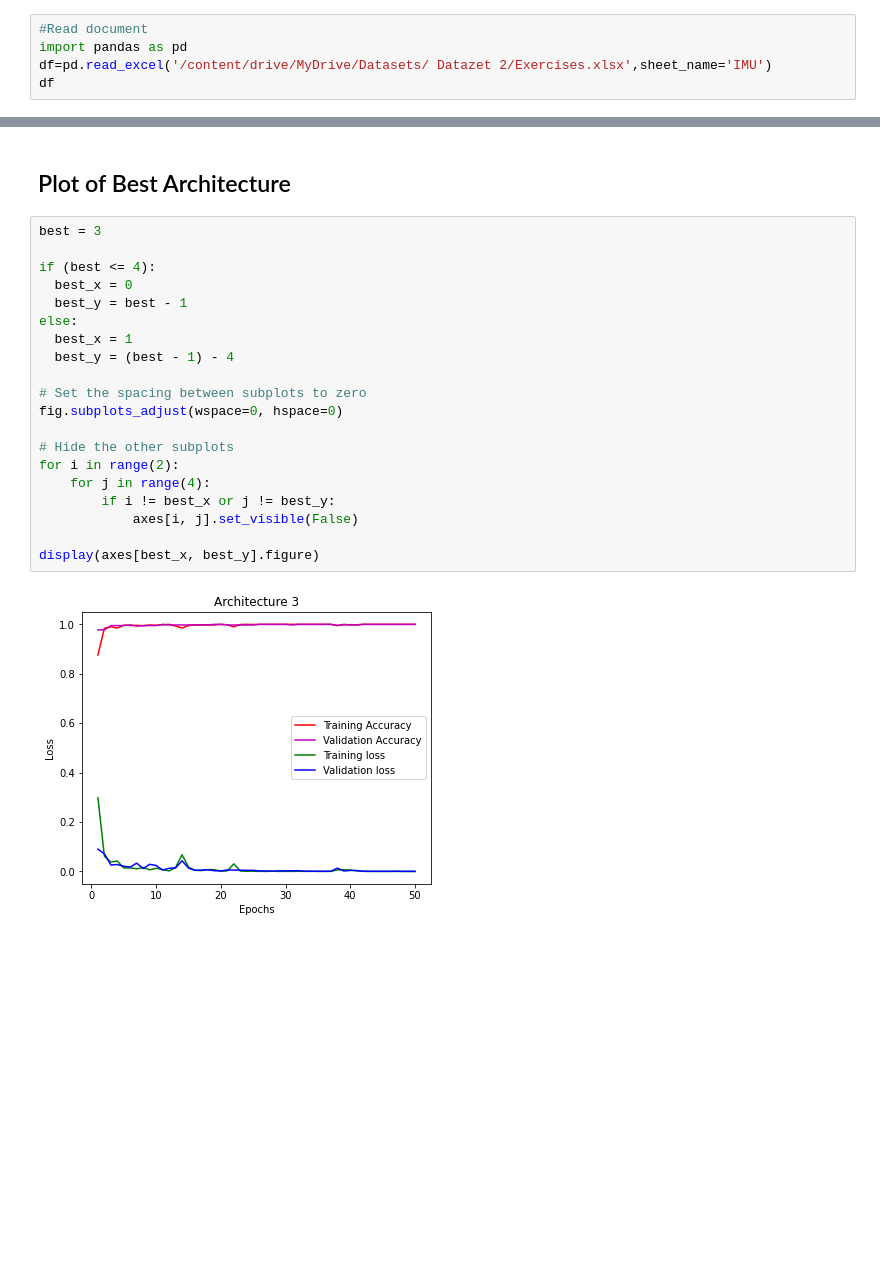
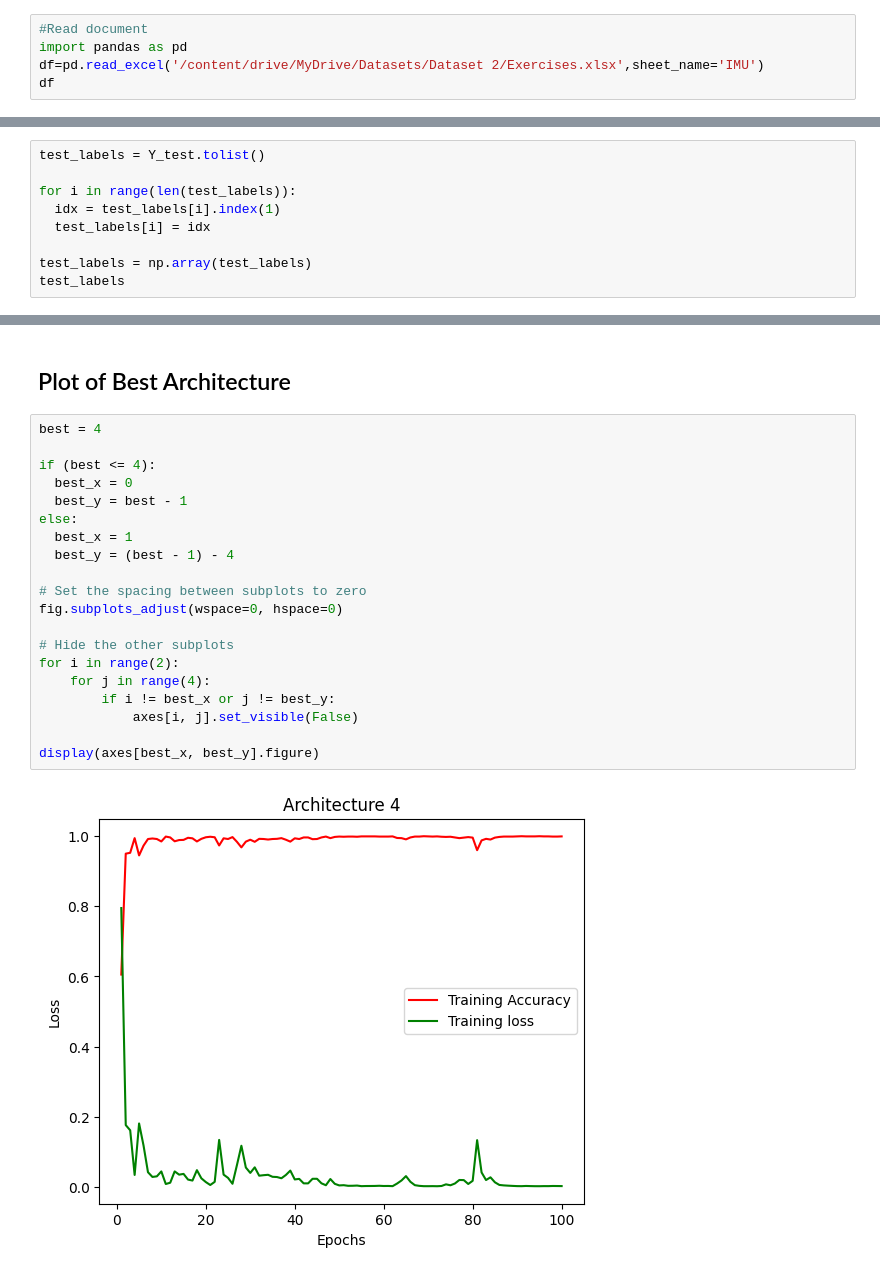
Before and after one commit to StadynR/HAR-imu-photogrammetry, a Jupyter notebook: Notebooks/Dataset 2/IMU - Best Features.ipynb, the cells around one changed output, grey strips where cells are left out. Drawn from its saved outputs; the diff is of its cells as text; blank space fills up the shorter version.

```diff
--- a/Notebooks/Dataset 2/IMU - Best Features.ipynb
+++ b/Notebooks/Dataset 2/IMU - Best Features.ipynb
@@ -17,7 +17,7 @@ Mounted at /content/drive
 # %%
 #Read document
 import pandas as pd
-df=pd.read_excel('/content/drive/MyDrive/Datasets/ Datazet 2/Exercises.xlsx',sheet_name='IMU')
+df=pd.read_excel('/content/drive/MyDrive/Datasets/Dataset 2/Exercises.xlsx',sheet_name='IMU')
 df
 # %% [output]
 |  | EJERCICIO | TIEMPO | BRAZO_ACC_X1 | BRAZO_ACC_Y1 | BRAZO_ACC_Z1 | BRAZO_GYRO_X1 | BRAZO_GYRO_Y1 | ... |
@@ -1185,0 +1069,9 @@ Mean F1 score: 99.64% (+/- 0.26%)
+# %%
+test_labels = Y_test.tolist()
+
+for i in range(len(test_labels)):
+  idx = test_labels[i].index(1)
+  test_labels[i] = idx
+
+test_labels = np.array(test_labels)
+test_labels
@@ -2320,24 +2111,24 @@ display(fig)
 # %% [markdown]
 ## Plot of Best Architecture
 # %%
-best = 3
+best = 4
 
 if (best <= 4):
   best_x = 0
   best_y = best - 1
 else:
   best_x = 1
   best_y = (best - 1) - 4
 
 # Set the spacing between subplots to zero
 fig.subplots_adjust(wspace=0, hspace=0)
 
 # Hide the other subplots
 for i in range(2):
     for j in range(4):
         if i != best_x or j != best_y:
             axes[i, j].set_visible(False)
 
 display(axes[best_x, best_y].figure)
 # %% [output]
-[figure, old version]
+[figure, new version]
```
Also changed, not shown: parts of 17 cells of this notebook.
